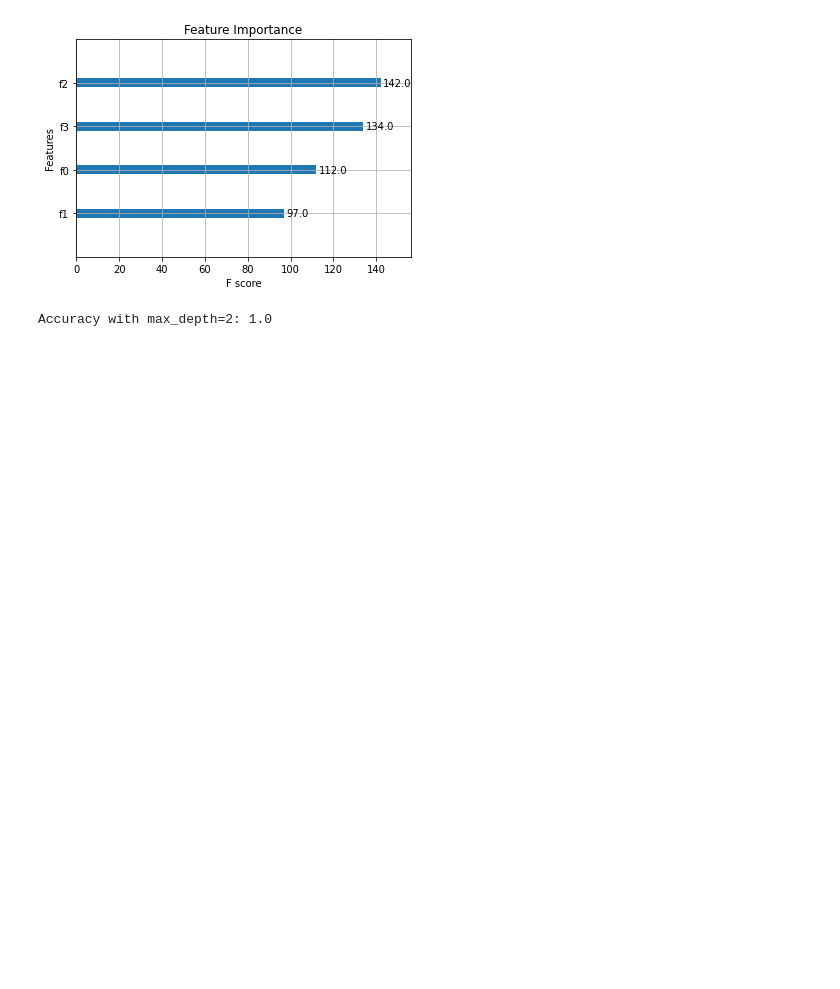
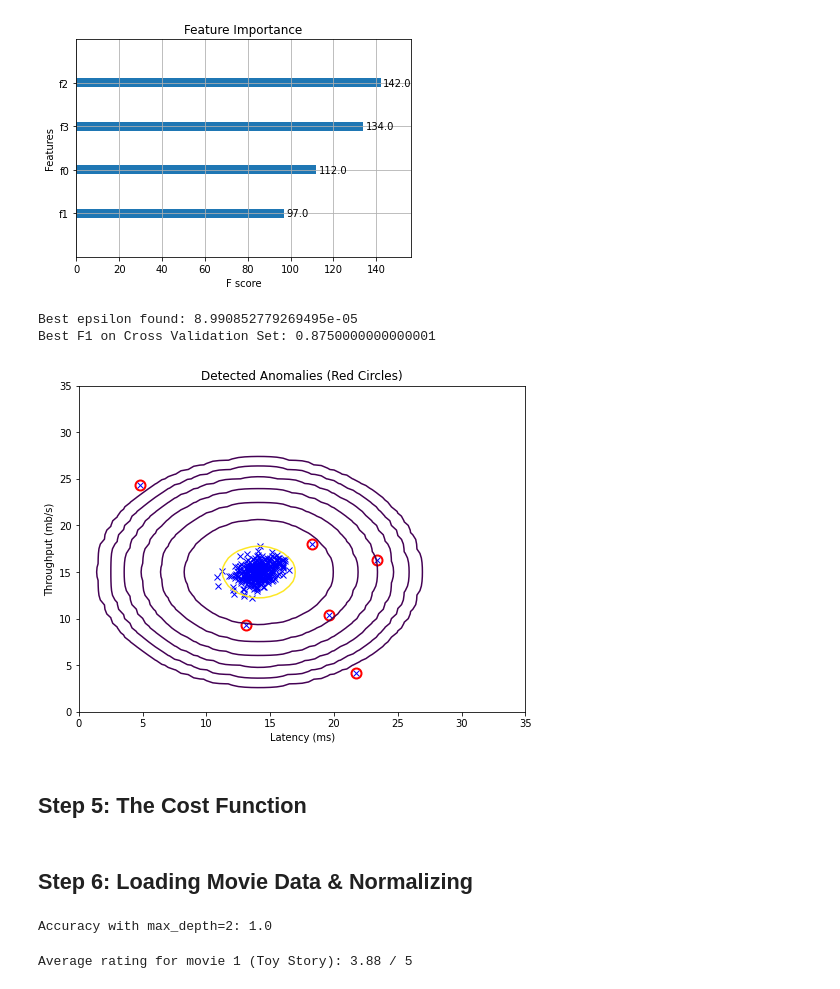
Before and after one commit to KeremDUZENLI/python-scipy-machine-learning, a Jupyter notebook: notebooks/8_xgboost.ipynb, the cells around one changed output. Cells and saved outputs as stored; diff of their text form; code cells hidden in the pictures; blank space fills up the shorter version.

```diff
--- a/notebooks/8_xgboost.ipynb
+++ b/notebooks/8_xgboost.ipynb
@@ -196,3 +293,39 @@ plt.title("Feature Importance")
 plt.show()
 # %% [output]
 [figure]
+# %%
+# Load Data
+data = loadmat(EX8DATA1)
+X, Xval, yval = data['X'], data['Xval'], data['yval'][:, 0]
+
+# Estimate parameters
+mu, sigma2 = estimateGaussian(X)
+
+# Calculate probabilities
+p = multivariateGaussian(X, mu, sigma2)
+pval = multivariateGaussian(Xval, mu, sigma2)
+
+# Find the best threshold
+epsilon, F1 = selectThreshold(yval, pval)
+
+print(f"Best epsilon found: {epsilon}")
+print(f"Best F1 on Cross Validation Set: {F1}")
+# %% [output]
+Best epsilon found: 8.990852779269495e-05
+Best F1 on Cross Validation Set: 0.8750000000000001
+# %%
+# Plotting
+plt.figure(figsize=(8,6))
+visualizeFit(X, mu, sigma2)
+plt.xlabel('Latency (ms)')
+plt.ylabel('Throughput (mb/s)')
+
+# Circle the outliers
+outliers = p < epsilon
+plt.plot(X[outliers, 0], X[outliers, 1], 'ro', ms=10, mfc='None', mew=2)
+plt.title("Detected Anomalies (Red Circles)")
+plt.show()
+# %% [output]
+[figure, added]
+# %% [markdown]
+## Step 5: The Cost Function
@@ -199,3 +353,5 @@ plt.show()
+# %% [markdown]
+## Step 6: Loading Movie Data & Normalizing
 # %%
 model2 = xgb.XGBClassifier(
     objective='multi:softmax',
@@ -209,3 +365,22 @@ model2.fit(X_train, y_train)
 print("Accuracy with max_depth=2:", accuracy_score(y_test, model2.predict(X_test)))
 # %% [output]
 Accuracy with max_depth=2: 1.0
+# %%
+def normalizeRatings(Y, R):
+    m, n = Y.shape
+    Ymean = np.zeros(m)
+    Ynorm = np.zeros(Y.shape)
+    for i in range(m):
+        idx = R[i, :] == 1
+        if np.any(idx):
+            Ymean[i] = np.mean(Y[i, idx])
+            Ynorm[i, idx] = Y[i, idx] - Ymean[i]
+    return Ynorm, Ymean
+
+# Load the movie data
+data = loadmat(EX8MOVIES)
+Y, R = data['Y'], data['R']
+
+print(f"Average rating for movie 1 (Toy Story): {np.mean(Y[0, R[0, :] == 1]):.2f} / 5")
+# %% [output]
+Average rating for movie 1 (Toy Story): 3.88 / 5
```
Also changed, not shown: parts of 22 cells of this notebook, 7 other files.
